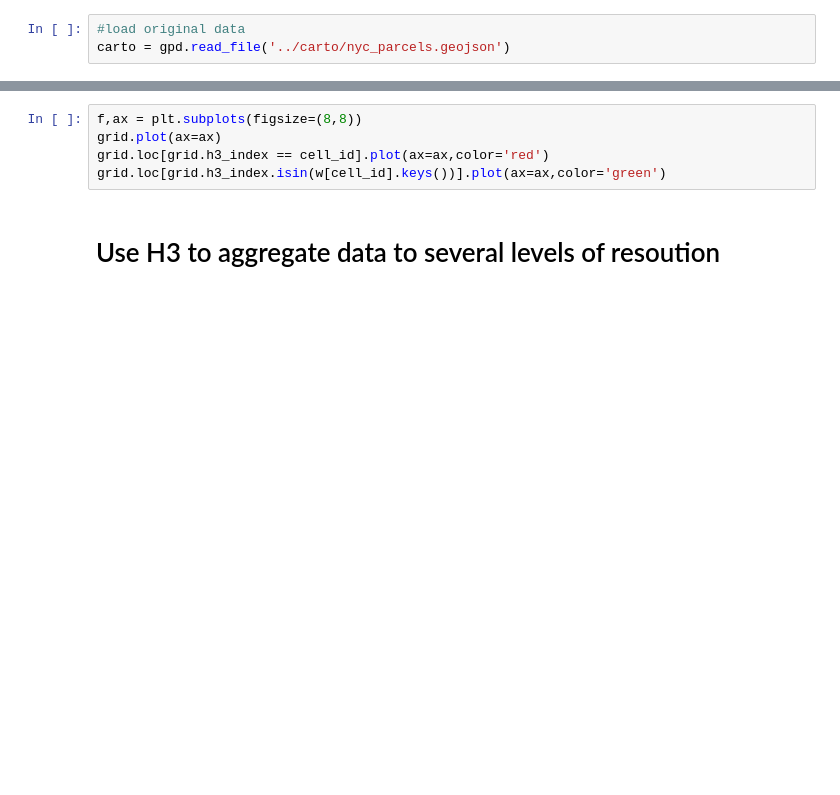
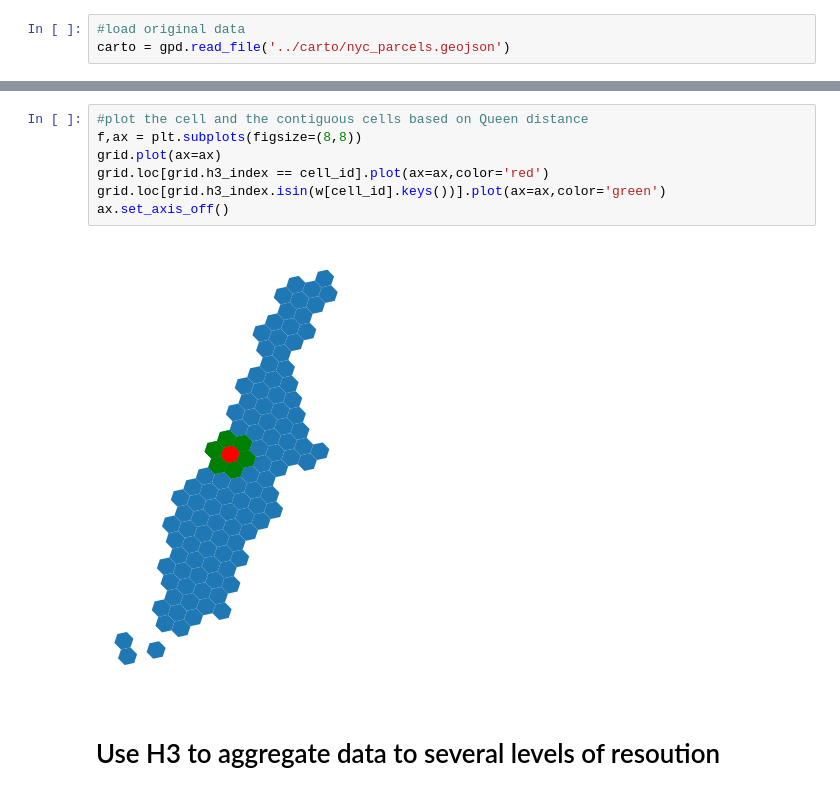
Before and after one commit to UDST/udtk, a Jupyter notebook: notebooks/geo.ipynb, the cells around one changed output, grey strips where cells are left out. Drawn from its saved outputs; the diff is of its cells as text; blank space fills up the shorter version.

```diff
--- a/notebooks/geo.ipynb
+++ b/notebooks/geo.ipynb
@@ -34,8 +59,12 @@ w[cell_id]
 # %%
+#plot the cell and the contiguous cells based on Queen distance
 f,ax = plt.subplots(figsize=(8,8))
 grid.plot(ax=ax)
 grid.loc[grid.h3_index == cell_id].plot(ax=ax,color='red')
 grid.loc[grid.h3_index.isin(w[cell_id].keys())].plot(ax=ax,color='green')
+ax.set_axis_off()
+# %% [output]
+[figure, added]
 # %% [markdown]
 # Use H3 to aggregate data to several levels of resoution
 # %%
```
Also changed, not shown: parts of 10 cells of this notebook, 3 other files.
